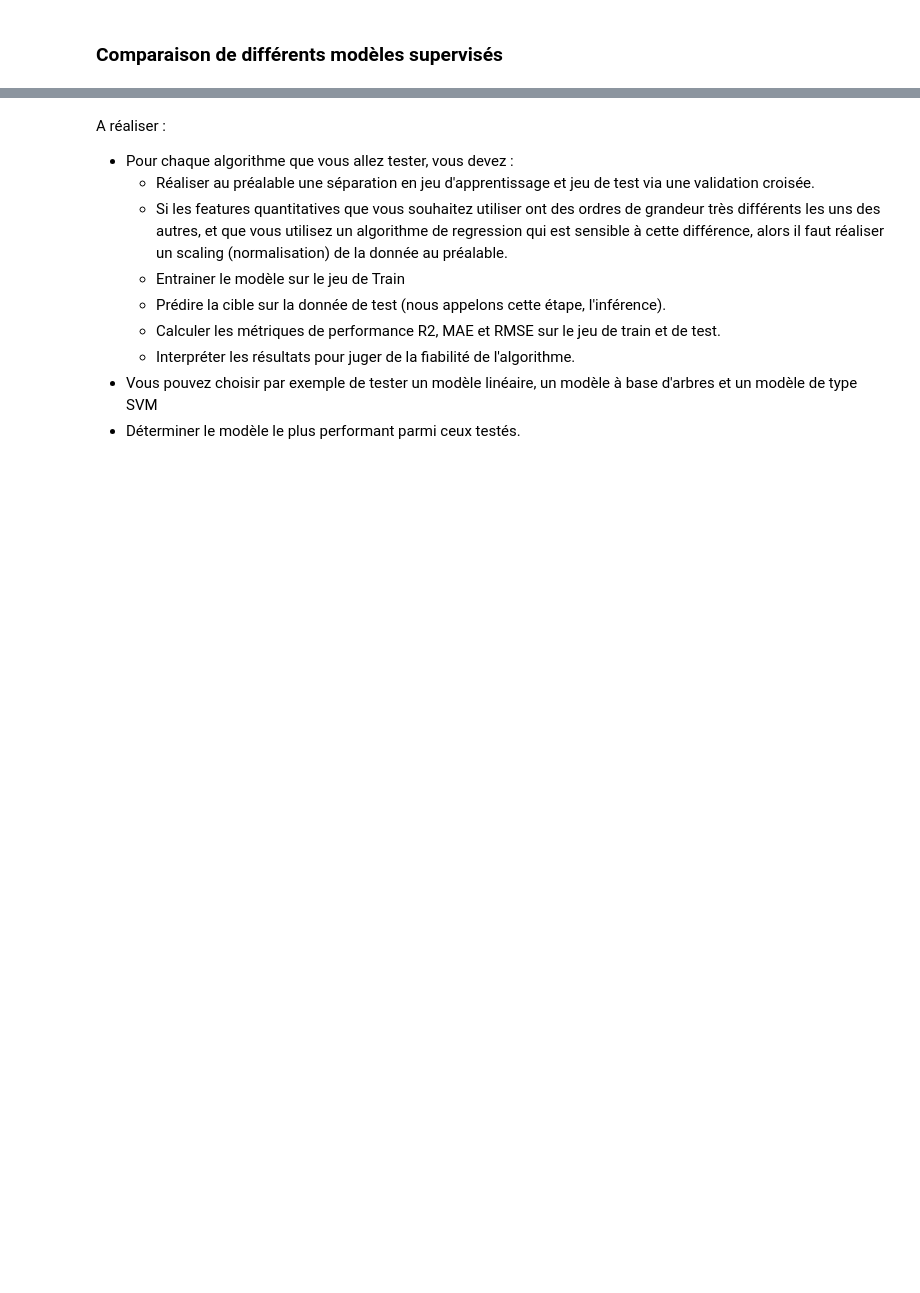
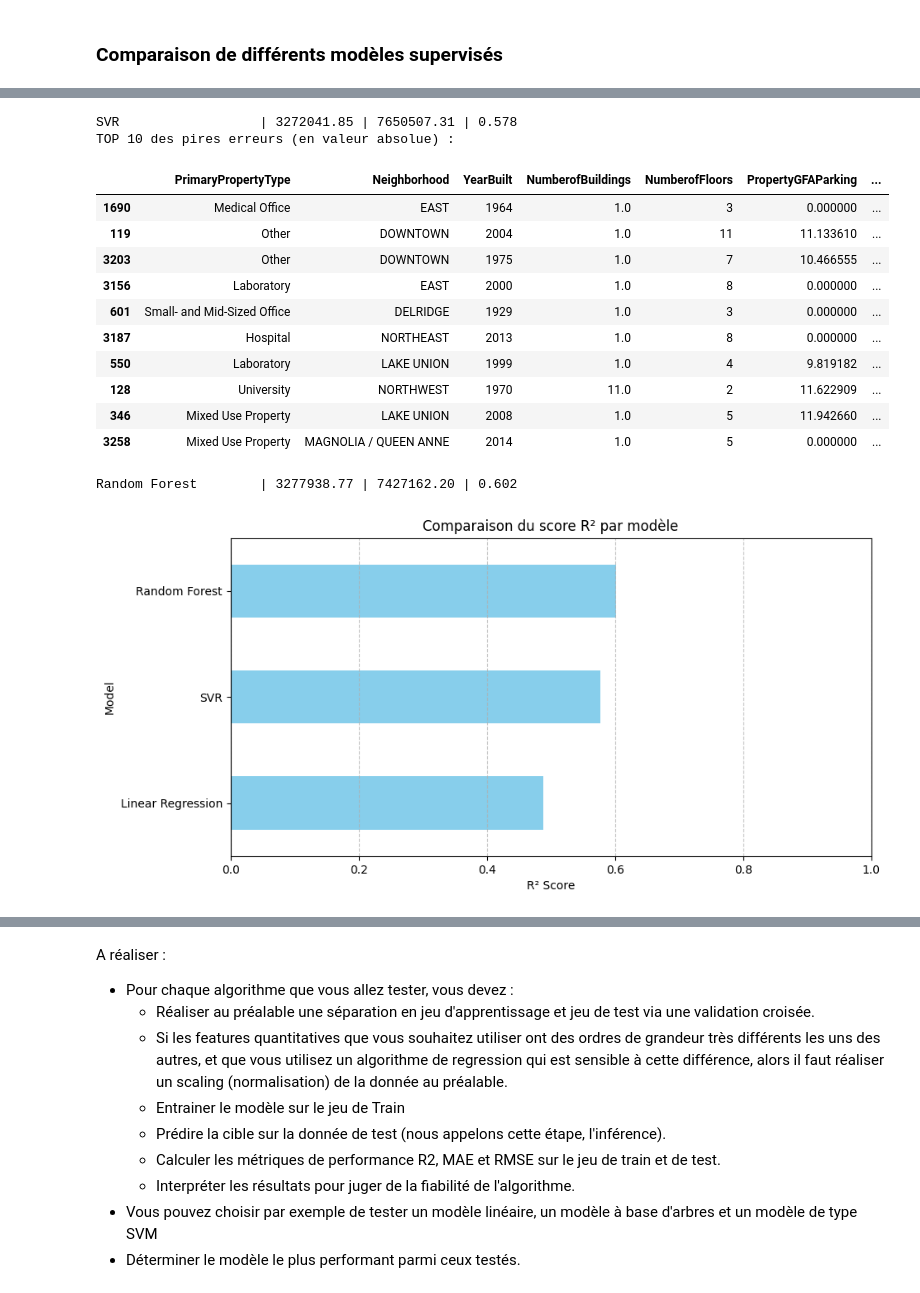
Before and after one commit to Apinsun/Projet3, a Jupyter notebook: P3_template_modelistation_supervisee_data_scientist.ipynb, the cells around one changed output, grey strips where cells are left out. Cells and saved outputs as stored; diff of their text form; code cells hidden in the pictures; blank space fills up the shorter version.

```diff
--- a/P3_template_modelistation_supervisee_data_scientist.ipynb
+++ b/P3_template_modelistation_supervisee_data_scientist.ipynb
@@ -671 +652,12 @@ numeric_features_to_log = [
+# %%
+# Colonnes numériques à log-transformer
+
+numeric_features_to_log = [
+    'PropertyGFAParking',
+    'PropertyGFABuilding(s)'
+]
+
+for col in numeric_features_to_log:
+    # On crée une nouvelle colonne ou on écrase l'ancienne (ici on écrase)
+    df_clean[col] = np.log1p(df_clean[col])
 # %%
@@ -826,0 +933,53 @@ y_pred_final = y_pred_log
+# %%
+
+results = []
+
+print(f"{'Modèle':<20} | {'MAE':<10} | {'RMSE':<10} | {'R²':<10}")
+print("-" * 60)
+
+for name, model in models_to_test.items():
+    # Création d'un pipeline pour chaque modèle
+        # Pipeline complet : Preprocessing + Modèle
+    full_pipeline = Pipeline([
+        ('preprocessor', preprocessor),
+        ('regressor', model)
+    ])
+
+    # Entraînement
+    full_pipeline.fit(X_train, y_train)
+
+    # Prédiction
+    y_pred = full_pipeline.predict(X_test)
+
+    # Calcul des métriques
+    mae = mean_absolute_error(y_test, y_pred)
+    rmse = np.sqrt(mean_squared_error(y_test, y_pred))
+    r2 = r2_score(y_test, y_pred)
+
+    # Stockage pour affichage
+    results.append({'Model': name, 'MAE': mae, 'RMSE': rmse, 'R2': r2})
+
+    analyse_erreurs = X_test.copy() # On récupère les infos des bâtiments (Surface, Type...)
+    analyse_erreurs['Reel'] = y_test
+    analyse_erreurs['Predit'] = y_pred
+    analyse_erreurs['Erreur_Absolue'] = abs(analyse_erreurs['Reel'] - analyse_erreurs['Predit'])
+    analyse_erreurs['Erreur_Relative_Pct'] = (analyse_erreurs['Erreur_Absolue'] / analyse_erreurs['Reel']) * 100
+
+    # On trie pour voir les plus grosses erreurs en kBTU
+    print("TOP 10 des pires erreurs (en valeur absolue) :")
+    display(analyse_erreurs.sort_values(by='Erreur_Absolue', ascending=False).head(10))
+
+    print(f"{name:<20} | {mae:<10.2f} | {rmse:<10.2f} | {r2:<10.3f}")
+
+# --- Visualisation des résultats ---
+df_results = pd.DataFrame(results).set_index('Model')
+
+# Petit graphique pour comparer les R²
+plt.figure(figsize=(10, 5))
+df_results['R2'].plot(kind='barh', color='skyblue')
+plt.title('Comparaison du score R² par modèle')
+plt.xlim(0, 1) # R2 est max à 1
+plt.xlabel('R² Score')
+plt.grid(axis='x', linestyle='--', alpha=0.7)
+plt.show()
+# %% [output]
@@ -827 +1013,16 @@ y_pred_final = y_pred_log
+SVR                  | 3272041.85 | 7650507.31 | 0.578
+TOP 10 des pires erreurs (en valeur absolue) :
+|  | PrimaryPropertyType | Neighborhood | YearBuilt | NumberofBuildings | NumberofFloors | PropertyGFAParking | ... |
+| 1690 | Medical Office | EAST | 1964 | 1.0 | 3 | 0.000000 | ... |
+| 119 | Other | DOWNTOWN | 2004 | 1.0 | 11 | 11.133610 | ... |
+| 3203 | Other | DOWNTOWN | 1975 | 1.0 | 7 | 10.466555 | ... |
+| 3156 | Laboratory | EAST | 2000 | 1.0 | 8 | 0.000000 | ... |
+| 601 | Small- and Mid-Sized Office | DELRIDGE | 1929 | 1.0 | 3 | 0.000000 | ... |
+| 3187 | Hospital | NORTHEAST | 2013 | 1.0 | 8 | 0.000000 | ... |
+| 550 | Laboratory | LAKE UNION | 1999 | 1.0 | 4 | 9.819182 | ... |
+| 128 | University | NORTHWEST | 1970 | 11.0 | 2 | 11.622909 | ... |
+| 346 | Mixed Use Property | LAKE UNION | 2008 | 1.0 | 5 | 11.942660 | ... |
+| 3258 | Mixed Use Property | MAGNOLIA / QUEEN ANNE | 2014 | 1.0 | 5 | 0.000000 | ... |
+Random Forest        | 3277938.77 | 7427162.20 | 0.602
+[figure, added]
 # %%
```
Also changed, not shown: parts of 26 cells of this notebook, 2 other files.
